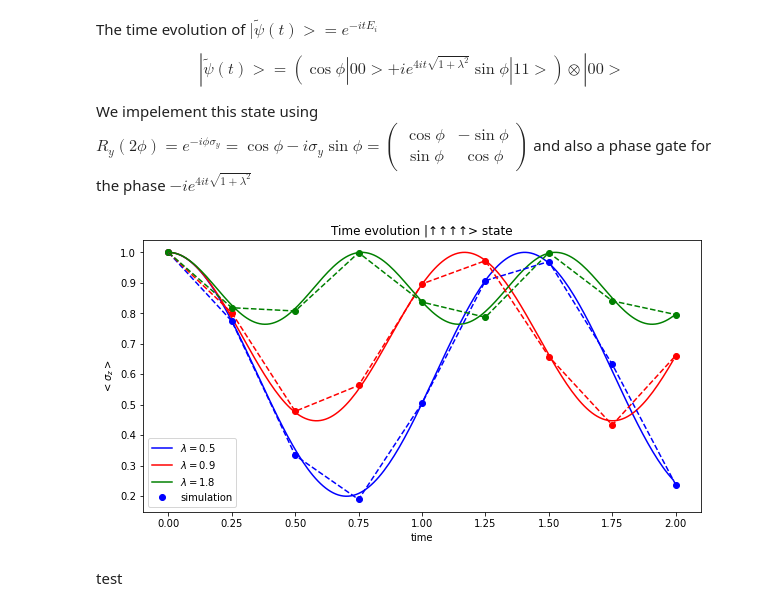
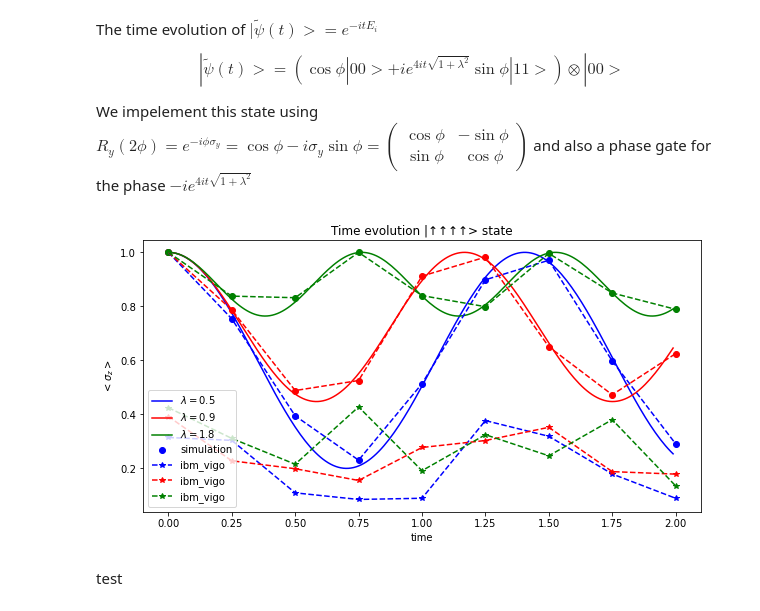
Before and after one commit to AnnaMHua/QOSF_Tequila, a Jupyter notebook: IsingModel.ipynb, the cells around one changed output. Cells and saved outputs as stored; diff of their text form; code cells hidden in the pictures.

Commit message:
real_device

```diff
--- a/IsingModel.ipynb
+++ b/IsingModel.ipynb
@@ -225,14 +222,0 @@ plt.show()
-# %%
-qiskit_ising = tq.compile(Ising(0.2,0,1,2,3),backend = 'qiskit')
-# qiskit_ising.circuit.draw()
-# %%
-shots = 1024
-mag_sim = []
-H = tq.paulis.Z([1])
-for i in range(10):
-    lam = 0.2*i
-    circuit = Ising(lam,0,1,2,3)
-
-    M_exp = tq.ExpectationValue(H = H, U = circuit)
-    M=tq.simulate(M_exp,backend='qiskit',samples=shots)
-    mag_sim.append(M)
@@ -328,31 +277,35 @@ for j in range(nlam):
+# %%
+magt_sim = [[sim_time_evo_expecM(lam,i*0.25) for i in range(9)] for lam in [0.5,0.9,1.8]]
+# %%
+vigo_time_evo5 = [[real_time_evo_sumM('ibmq_vigo',lam,i*0.25) for i in range(9)] for lam in [0.5,0.9,1.8]]
 # %%
 
 def exact_time(lam,tt):
     Mt=(1 + 2*lam**2 + np.cos(4*tt*np.sqrt(1 + lam**2)))/(2 + 2*lam**2)
     return Mt
 vexact_t = np.vectorize(exact_time)
 t=np.arange(0.0,2.0,0.01)
 tt=np.arange(0.0,2.25,0.25)
 plt.figure(figsize=(10,5))
 plt.plot(t,vexact_t(0.5,t),'b',label='$\lambda=0.5$')
 plt.plot(t,vexact_t(0.9,t),'r',label='$\lambda=0.9$')
 plt.plot(t,vexact_t(1.8,t),'g',label='$\lambda=1.8$')
 plt.plot(tt, magt_sim[0], 'bo',label='simulation')
 plt.plot(tt, magt_sim[1], 'ro')
 plt.plot(tt, magt_sim[2], 'go')
-# plt.plot(tt, magt_sim[0], 'b*',label='ibmqx5')
-# plt.plot(tt, magt_sim[1], 'r*')
-# plt.plot(tt, magt_sim[2], 'g*')
+plt.plot(tt, vigo_time_evo5[0], 'b*--',label='ibm_vigo')
+plt.plot(tt, vigo_time_evo5[1], 'r*--',label='ibm_vigo')
+plt.plot(tt, vigo_time_evo5[2], 'g*--',label='ibm_vigo')
 plt.plot(tt, magt_sim[0], 'b--')
 plt.plot(tt, magt_sim[1], 'r--')
 plt.plot(tt, magt_sim[2], 'g--')
 plt.xlabel('time')
 plt.ylabel('$<\sigma_{z}>$')
 plt.legend()
 plt.title('Time evolution |↑↑↑↑> state')
 plt.show()
 # %% [output]
-[figure, old version]
+[figure, new version]
 # %% [markdown]
 test
 # %% [markdown]
```
Also changed, not shown: parts of 15 cells of this notebook, 2 other files.
